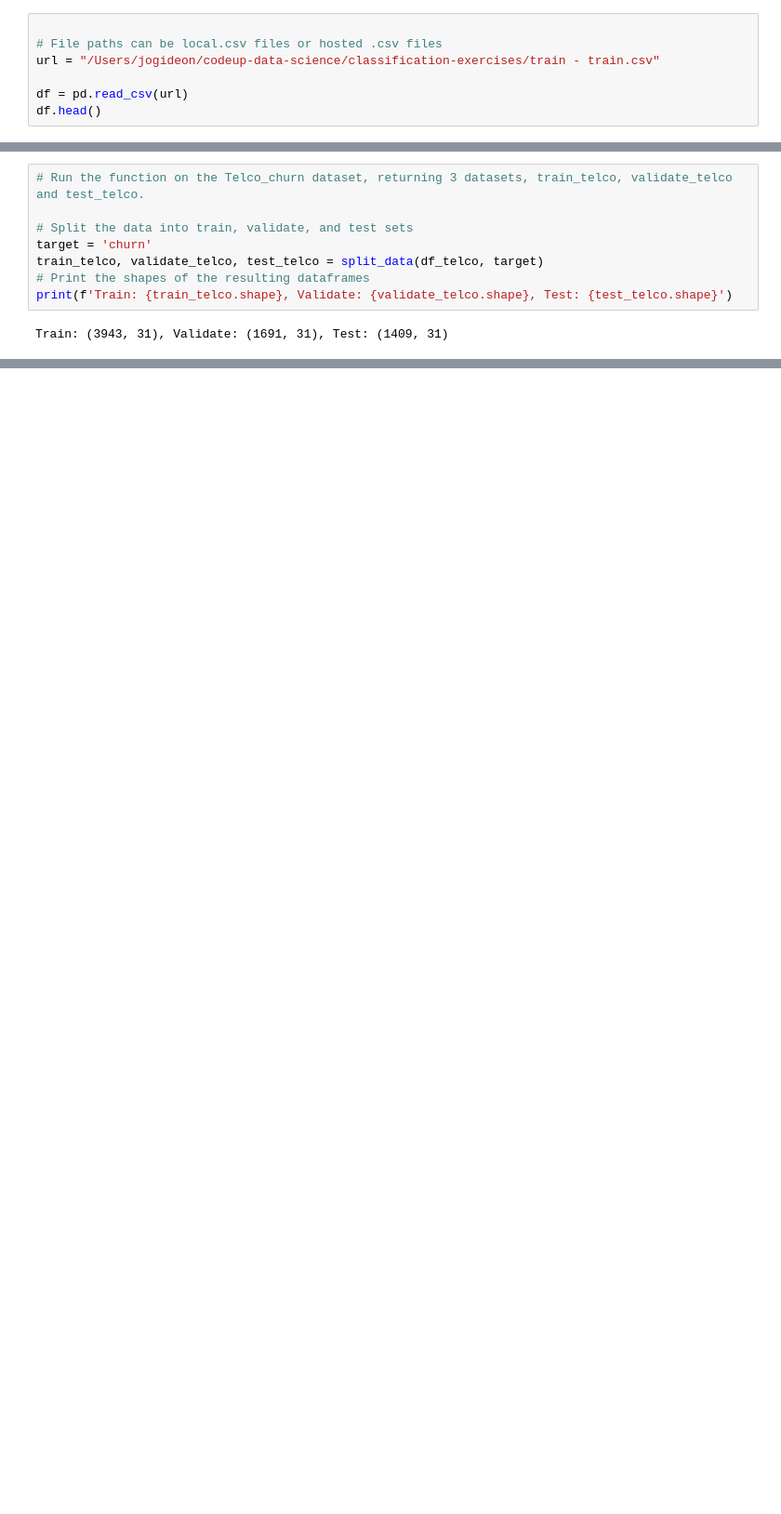
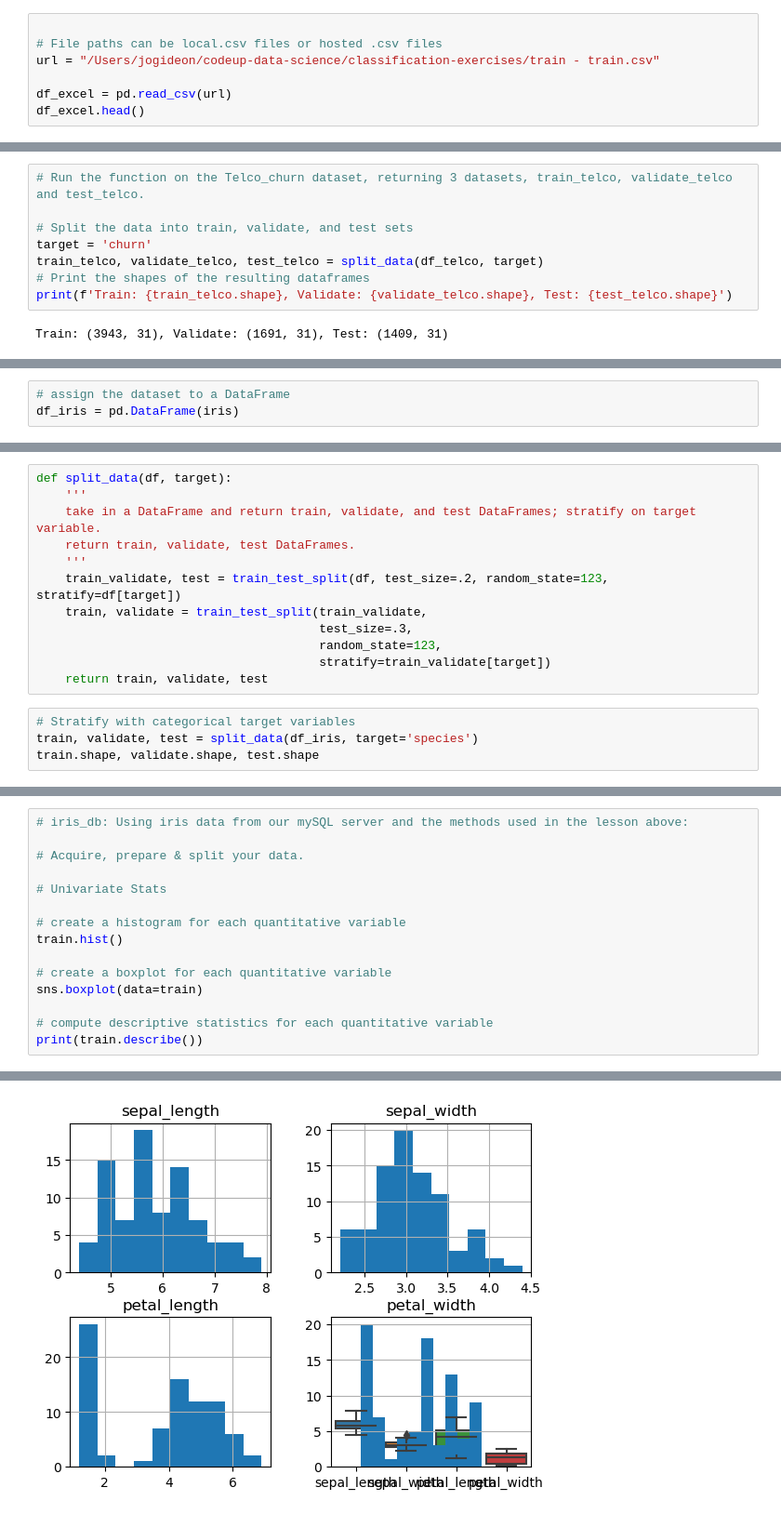
Before and after one commit to JoeyGideon/classification-exercises, a Jupyter notebook: classification_exercises.ipynb, the cells around one changed output, grey strips where cells are left out. Shown at 93% size. Cells and saved outputs as stored; diff of their text form; blank space fills up the shorter version.

```diff
--- a/classification_exercises.ipynb
+++ b/classification_exercises.ipynb
@@ -181,8 +181,8 @@ compute the range for each of the numeric variables.
 # File paths can be local.csv files or hosted .csv files
 url = "/Users/jogideon/codeup-data-science/classification-exercises/train - train.csv"
 
-df = pd.read_csv(url)
-df.head()
+df_excel = pd.read_csv(url)
+df_excel.head()
 # %% [output]
 |  | PassengerId | Survived | Pclass | Name | Sex | Age | SibSp | Parch | Ticket | Fare | ... |
 | 0 | 1 | 0 | 3 | Braund, Mr. Owen Harris | male | 22.0 | 1 | 0 | A/5 21171 | 7.2500 | ... |
@@ -506,0 +519,3 @@ Train: (3943, 31), Validate: (1691, 31), Test: (1409, 31)
+# %%
+# assign the dataset to a DataFrame
+df_iris = pd.DataFrame(iris)
@@ -506,0 +543,16 @@ Train: (3943, 31), Validate: (1691, 31), Test: (1409, 31)
+# %%
+def split_data(df, target):
+    '''
+    take in a DataFrame and return train, validate, and test DataFrames; stratify on target variable.
+    return train, validate, test DataFrames.
+    '''
+    train_validate, test = train_test_split(df, test_size=.2, random_state=123, stratify=df[target])
+    train, validate = train_test_split(train_validate,
+                                       test_size=.3,
+                                       random_state=123,
+                                       stratify=train_validate[target])
+    return train, validate, test
+# %%
+# Stratify with categorical target variables
+train, validate, test = split_data(df_iris, target='species')
+train.shape, validate.shape, test.shape
@@ -506,0 +570,16 @@ Train: (3943, 31), Validate: (1691, 31), Test: (1409, 31)
+# %%
+# iris_db: Using iris data from our mySQL server and the methods used in the lesson above:
+
+# Acquire, prepare & split your data.
+
+# Univariate Stats
+
+# create a histogram for each quantitative variable
+train.hist()
+
+# create a boxplot for each quantitative variable
+sns.boxplot(data=train)
+
+# compute descriptive statistics for each quantitative variable
+print(train.describe())
+# %% [output]
@@ -506,0 +595 @@ Train: (3943, 31), Validate: (1691, 31), Test: (1409, 31)
+[figure, added]
```
Also changed, not shown: parts of 25 cells of this notebook.
